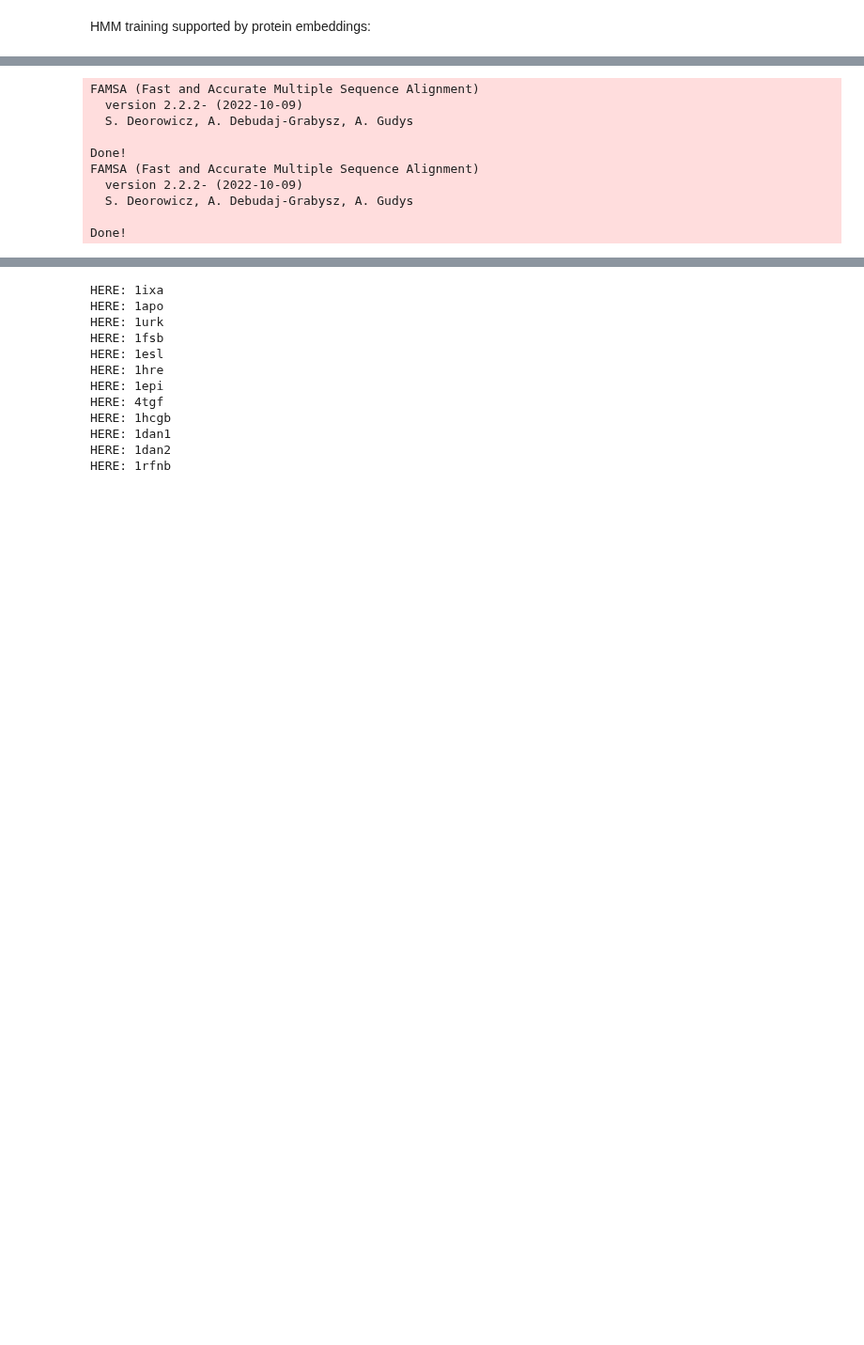
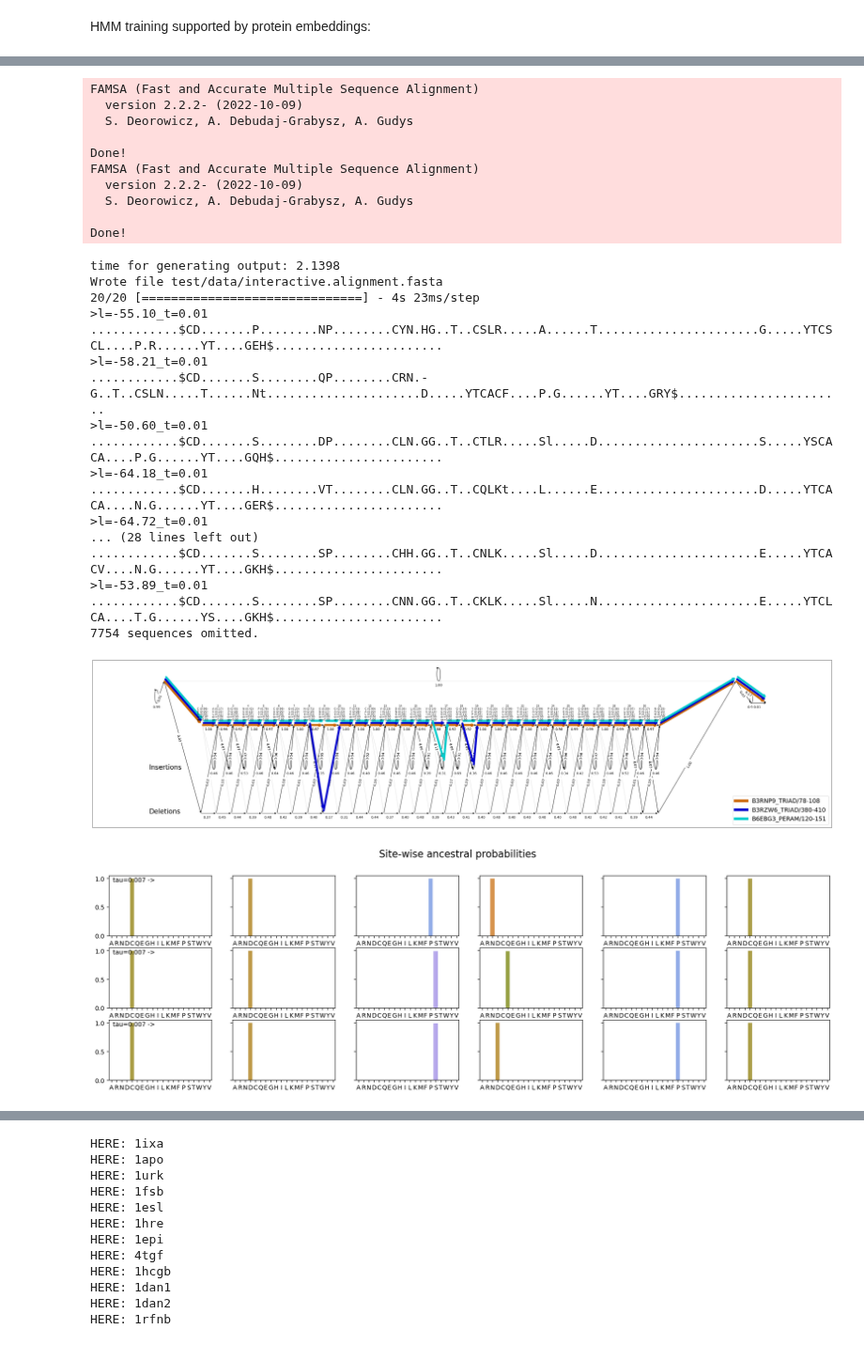
Before and after one commit to Gaius-Augustus/learnMSA, a Jupyter notebook: learnMSA_with_language_model_demo.ipynb, the cells around one changed output, grey strips where cells are left out. Shown at 94% size. Cells and saved outputs as stored; diff of their text form; code cells hidden in the pictures; blank space fills up the shorter version.

```diff
--- a/learnMSA_with_language_model_demo.ipynb
+++ b/learnMSA_with_language_model_demo.ipynb
@@ -46,18 +43,18 @@ num_models = 10
 HMM training supported by protein embeddings:
 # %%
 out_filename = "test/data/interactive.alignment.fasta"
-config = msa_hmm.config.make_default(num_models)
-config["batch_size"] = msa_hmm.config.get_adaptive_batch_size_with_language_model
+config = Configuration.make_default(num_models)
+config["batch_size"] = Configuration.get_adaptive_batch_size_with_language_model
 # train a bit longer and with smaller updates than the default
 config["use_language_model"] = True
 config["learning_rate"] = 0.05
 config["epochs"] = [10, 4, 20]
-emission_init = [msa_hmm.initializers.EmbeddingEmissionInitializer() for _ in range(config["num_models"])]
+emission_init = [Initializers.EmbeddingEmissionInitializer() for _ in range(config["num_models"])]
 if config["use_shared_embedding_insertions"]:
-    insertion_init = [msa_hmm.initializers.EmbeddingEmissionInitializer() for _ in range(config["num_models"])]
+    insertion_init = [Initializers.EmbeddingEmissionInitializer() for _ in range(config["num_models"])]
 else:
-    insertion_init = [msa_hmm.initializers.make_default_insertion_init() for _ in range(config["num_models"])]
-config["emitter"] = msa_hmm.emit.EmbeddingEmitter(config["lm_name"],
+    insertion_init = [Initializers.make_default_insertion_init() for _ in range(config["num_models"])]
+config["emitter"] = Emitter.EmbeddingEmitter(config["lm_name"],
                                         config["reduced_embedding_dim"],
                                         config["embedding_l2_match"],
                                         config["embedding_l2_insert"],
@@ -68,16 +65,18 @@ config["emitter"] = msa_hmm.emit.EmbeddingEmitter(config["lm_name"],
                                         use_finetuned_lm=config["use_finetuned_lm"])
 # we have to define a special model- and batch generator if using a language model
 # because the emission probabilities are computed differently and the LM requires specific inputs
-model_gen = msa_hmm.train.embedding_model_generator
-batch_gen = msa_hmm.train.EmbeddingBatchGenerator(config["lm_name"], config["reduced_embedding_dim"], use_finetuned_lm=config["use_finetuned_lm"])
-alignment_model = msa_hmm.align.run_learnMSA(train_filename,
-                                              out_filename,
-                                              config,
-                                              model_generator=model_gen,
-                                              batch_generator=batch_gen,
-                                              sequence_weights=msa_hmm.align.compute_sequence_weights(train_filename, "tmp"),
-                                              verbose=True,
-                                              align_insertions=True)
+model_gen = Training.embedding_model_generator
+batch_gen = Training.EmbeddingBatchGenerator(config["lm_name"], config["reduced_embedding_dim"], use_finetuned_lm=config["use_finetuned_lm"])
+with SequenceDataset(train_filename, fmt="fasta") as data:
+    alignment_model = Align.run_learnMSA(data,
+                                                out_filename,
+                                                config,
+                                                model_generator=model_gen,
+                                                batch_generator=batch_gen,
+                                                sequence_weights=Align.compute_sequence_weights(train_filename, "tmp"),
+                                                verbose=True,
+                                                align_insertions=True)
+    Visualize.print_and_plot(alignment_model, alignment_model.best_model)
 # %% [output]
 Training of 10 models on file egf.fasta
 Configuration:
@@ -123,10 +123,29 @@ Wrote file test/data/interactive.alignment.fasta
 FAMSA (Fast and Accurate Multiple Sequence Alignment)
   version 2.2.2- (2022-10-09)
   S. Deorowicz, A. Debudaj-Grabysz, A. Gudys
 
 Done!
 FAMSA (Fast and Accurate Multiple Sequence Alignment)
   version 2.2.2- (2022-10-09)
   S. Deorowicz, A. Debudaj-Grabysz, A. Gudys
 
 Done!
+time for generating output: 2.1398
+Wrote file test/data/interactive.alignment.fasta
+20/20 [==============================] - 4s 23ms/step
+>l=-55.10_t=0.01
+............$CD.......P........NP........CYN.HG..T..CSLR.....A......T......................G.....YTCSCL....P.R......YT....GEH$.......................
+>l=-58.21_t=0.01
+............$CD.......S........QP........CRN.-G..T..CSLN.....T......Nt.....................D.....YTCACF....P.G......YT....GRY$.......................
+>l=-50.60_t=0.01
+............$CD.......S........DP........CLN.GG..T..CTLR.....Sl.....D......................S.....YSCACA....P.G......YT....GQH$.......................
+>l=-64.18_t=0.01
+............$CD.......H........VT........CLN.GG..T..CQLKt....L......E......................D.....YTCACA....N.G......YT....GER$.......................
+>l=-64.72_t=0.01
+... (28 lines left out)
+............$CD.......S........SP........CHH.GG..T..CNLK.....Sl.....D......................E.....YTCACV....N.G......YT....GKH$.......................
+>l=-53.89_t=0.01
+............$CD.......S........SP........CNN.GG..T..CKLK.....Sl.....N......................E.....YTCLCA....T.G......YS....GKH$.......................
+7754 sequences omitted.
+[figure, added]
+[figure, added]
```
Also changed, not shown: parts of 5 cells of this notebook, 17 other files.
